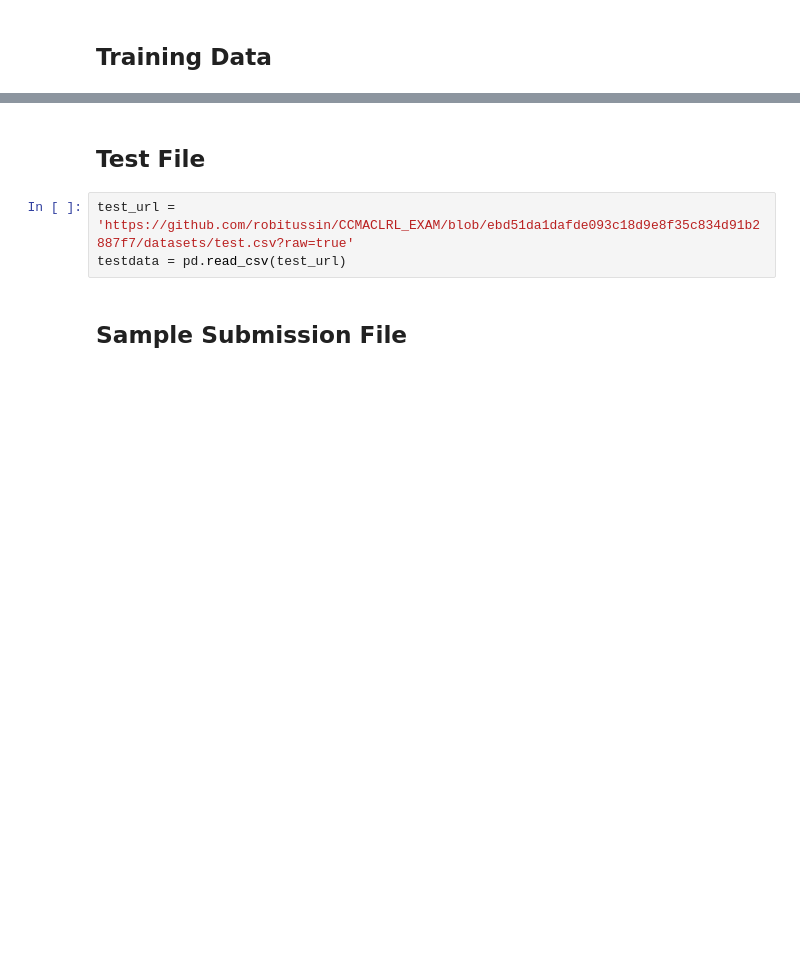
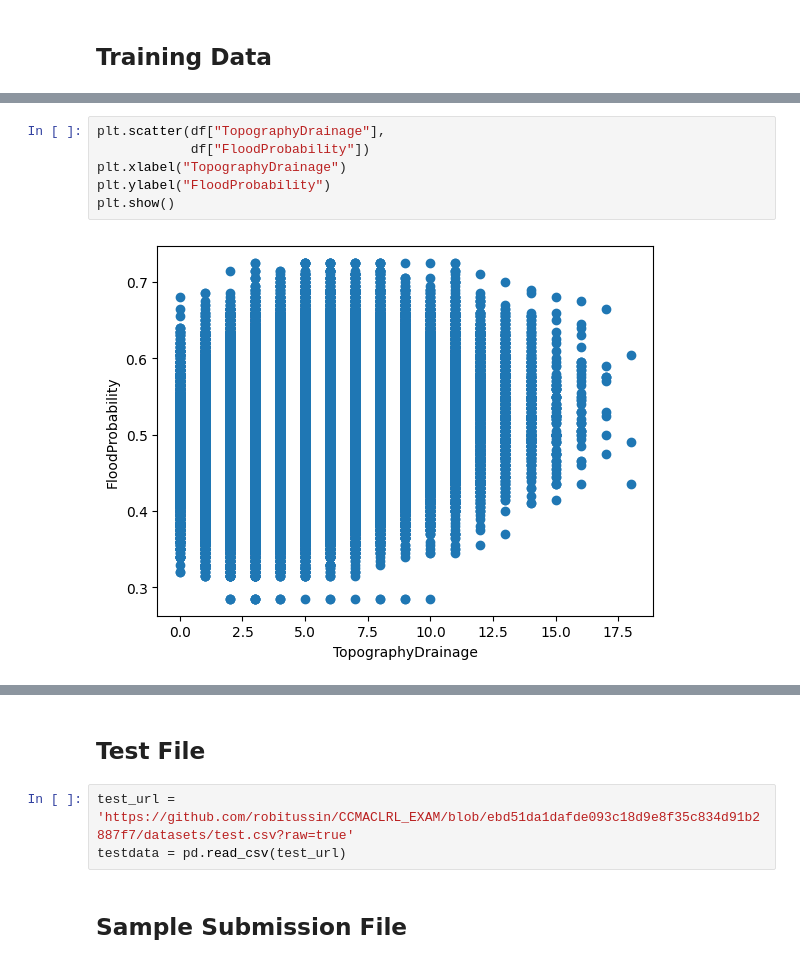
Before and after one commit to leonnmarcoo/CCMACLRL_EXERCISES_COM232, a Jupyter notebook: Midterm_Exam.ipynb, the cells around one changed output, grey strips where cells are left out. Saved outputs shown, nothing was run; the diff lists cells and outputs as text; blank space fills up the shorter version.

```diff
--- a/Midterm_Exam.ipynb
+++ b/Midterm_Exam.ipynb
@@ -21,0 +36,8 @@ traindata.head()
+# %%
+plt.scatter(df["TopographyDrainage"],
+            df["FloodProbability"])
+plt.xlabel("TopographyDrainage")
+plt.ylabel("FloodProbability")
+plt.show()
+# %% [output]
+[figure, added]
```
Also changed, not shown: parts of 25 cells of this notebook.
